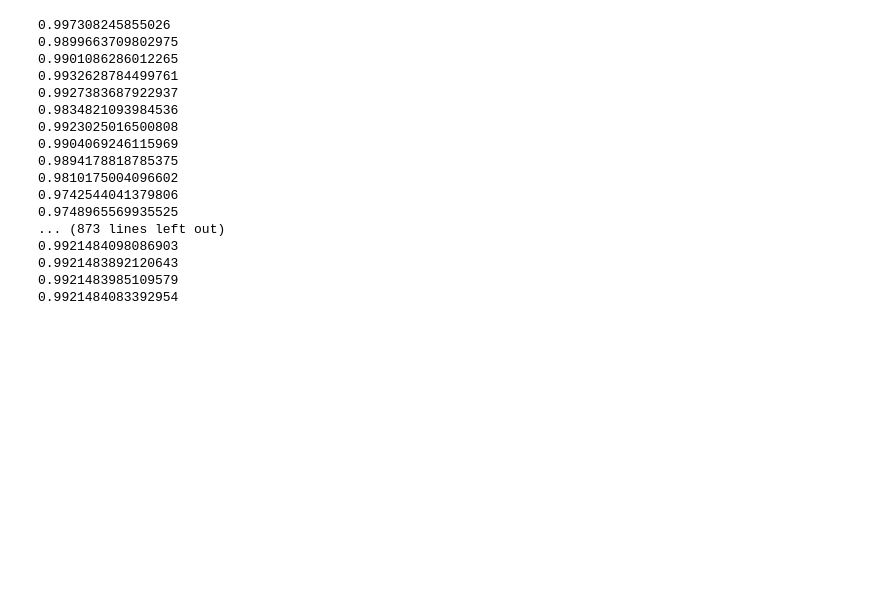
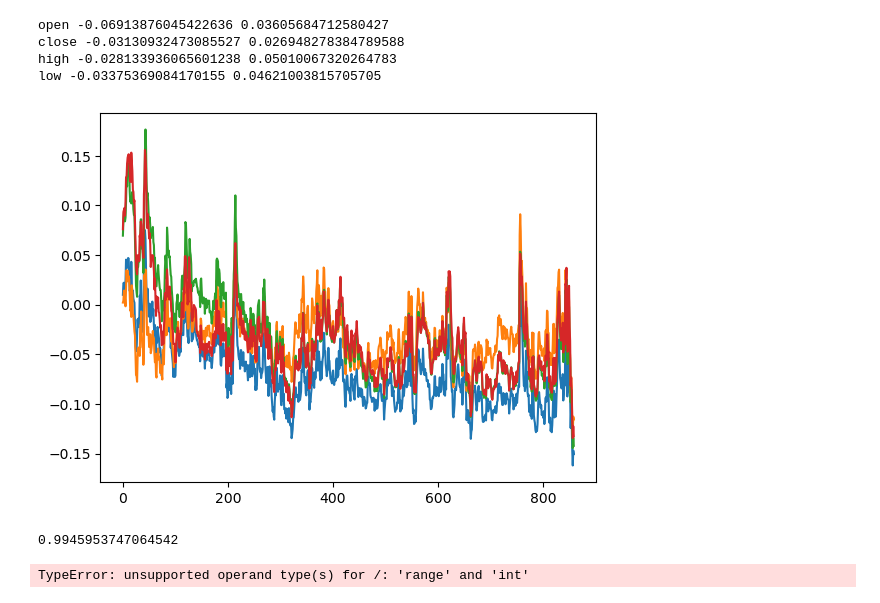
Before and after one commit to binomial-dimension/LosingMoney, a Jupyter notebook: trading/trade.ipynb, the cells around one changed output. Drawn from its saved outputs; the diff is of its cells as text; code cells hidden in the pictures; blank space fills up the shorter version.

Commit message:
update plot in trading

```diff
--- a/trading/trade.ipynb
+++ b/trading/trade.ipynb
@@ -41,7 +41,7 @@ def wy_tradegy(predmax, predmin, truemax, truemin, trueopen, trueover, setwater
     ticket = setwater
     return res/trueover + setwater
 # %%
-data = pd.read_csv('../analysis/result.csv')
+data = pd.read_csv('../analysis/result1.csv')
 # %%
 open = list(data['open'])
 open_truth = list(data['open_truth'])
@@ -51,30 +51,26 @@ high = list(data['high'])
 high_truth = list(data['high_truth'])
 low = list(data['low'])
 low_truth = list(data['low_truth'])
+# %%
+for i in ['open', 'close', 'high', 'low']:
+    error = (data[i]-data[i+'_truth'])/data[i+'_truth']
+    print(i, error.mean(), error.std())
+    plt.plot(error)
+# %% [output]
+open -0.06913876045422636 0.03605684712580427
+close -0.03130932473085527 0.026948278384789588
+high -0.028133936065601238 0.05010067320264783
+low -0.03375369084170155 0.04621003815705705
+[figure, added]
 # %%
 rk = 1.0
 #print(wy_tradegy(1, 0.8, 1, 0.4, 0.5, 0.5, 0.5))
 for i in range(len(open)):
-    amptl = wy_tradegy(high[i], low[i], high_truth[i], low_truth[i], open_truth[i], close_truth[i], 0.4)
+    amptl = wy_tradegy(high[i], low[i], high_truth[i], low_truth[i], open_truth[i], close_truth[i], 0.5)
     #amptl = wy_tradegy(open_truth[i] + (high[i] - low[i]) / 2, open_truth[i] - (high[i] - low[i]) / 2, high_truth[i], low_truth[i], open_truth[i], close_truth[i], 0.5)
 
     rk *=amptl
-    print(rk)
+
+print(rk)
 # %% [output]
-0.997308245855026
-0.9899663709802975
-0.9901086286012265
-0.9932628784499761
-0.9927383687922937
-0.9834821093984536
-0.9923025016500808
-0.9904069246115969
-0.9894178818785375
-0.9810175004096602
-0.9742544041379806
-0.9748965569935525
-... (873 lines left out)
-0.9921484098086903
-0.9921483892120643
-0.9921483985109579
-0.9921484083392954
+0.9945953747064542
@@ -80,0 +88,4 @@ for i in range(len(open)):
+# %%
+plt.plot(range(0,100,5), [set(x/100) for x in range(0,100,5)])
+# %% [output]
+TypeError: unsupported operand type(s) for /: 'range' and 'int'
```
Also changed, not shown: parts of 2 cells of this notebook, 2 other files.
